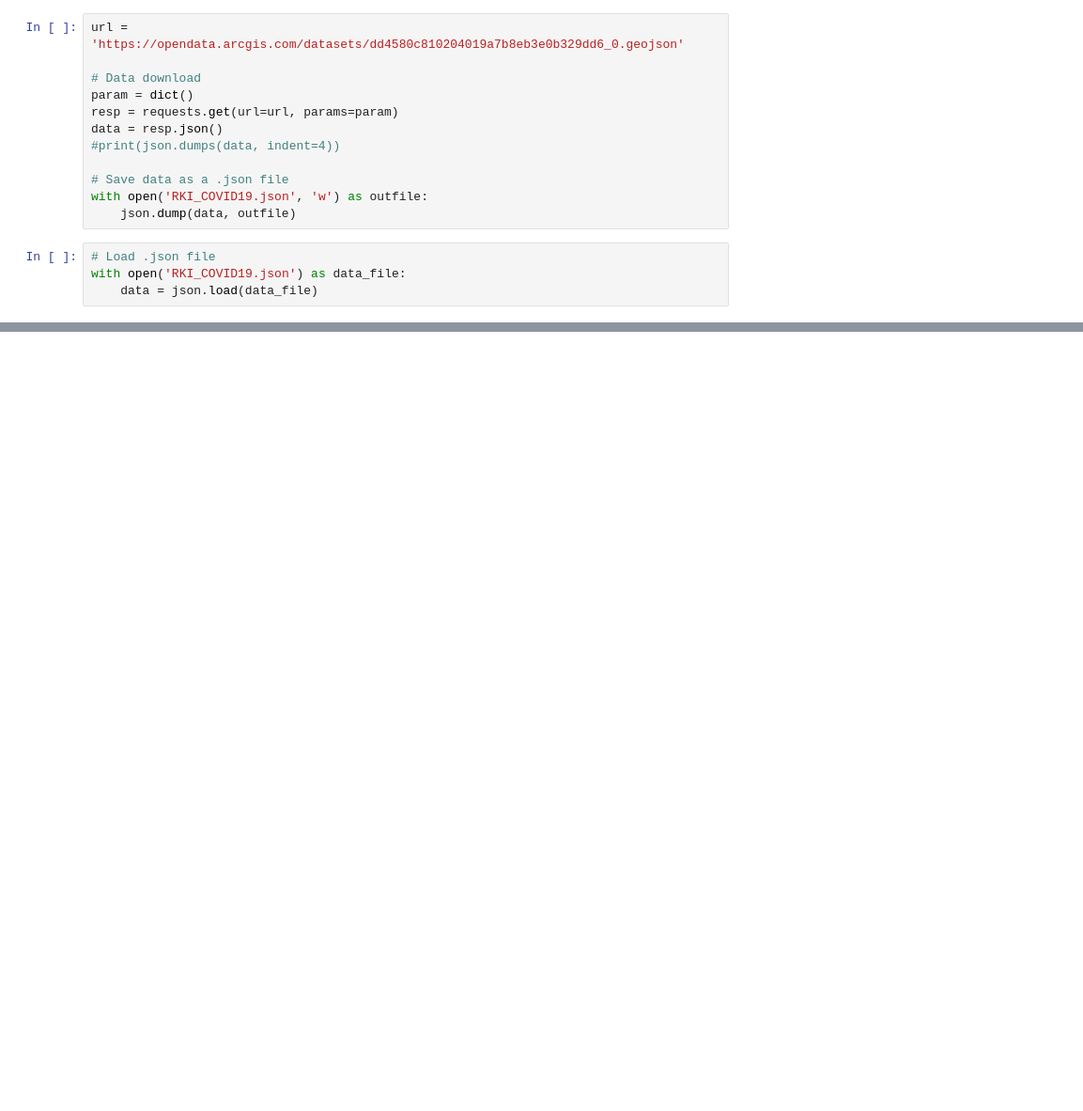
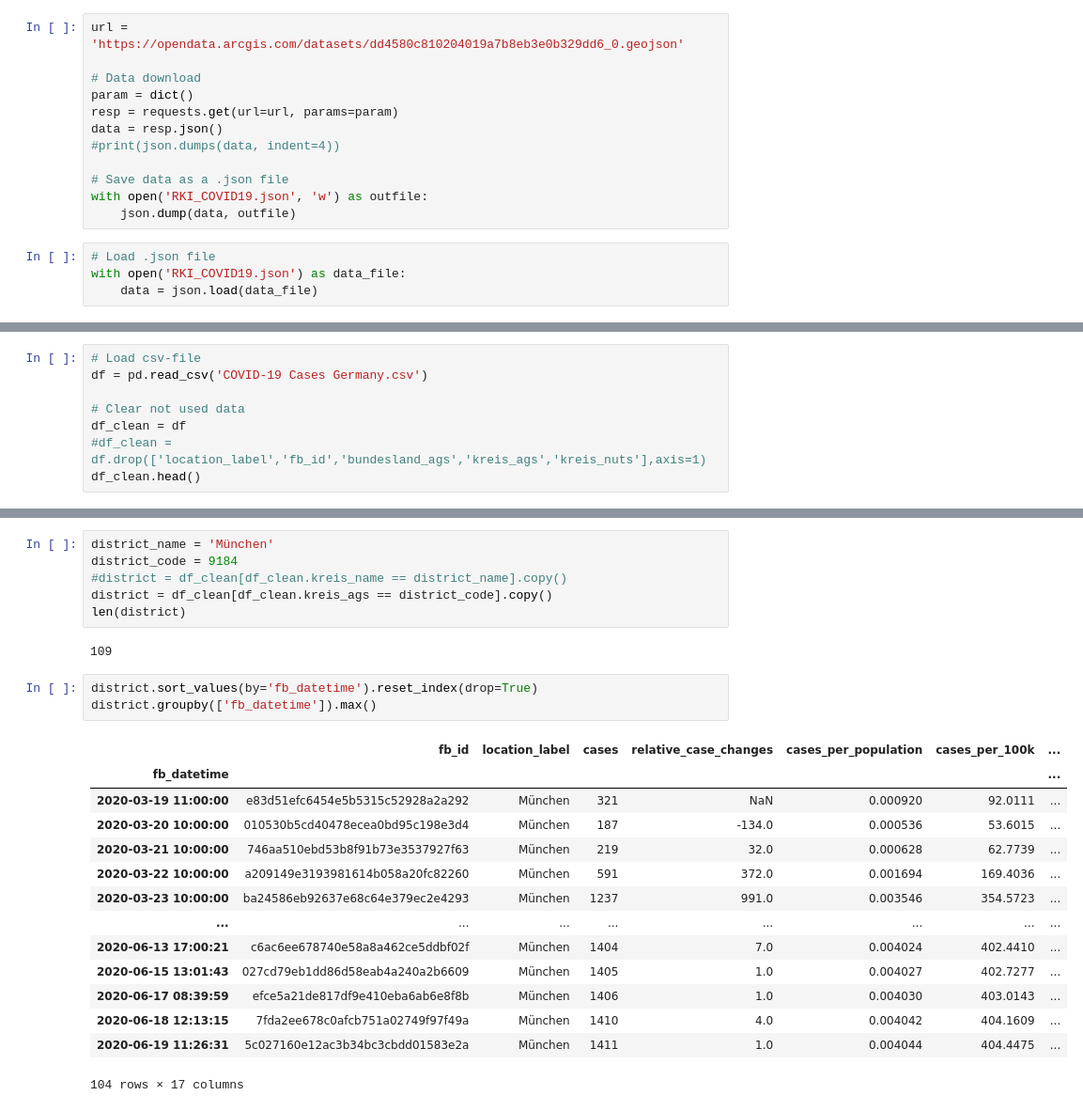
Before and after one commit to Yaccoub/Co-Tour, a Jupyter notebook: notebooks/COVID19_Explorative_Analysis.ipynb, the cells around one changed output, grey strips where cells are left out. Shown at 94% size. Cells and saved outputs as stored; diff of their text form; blank space fills up the shorter version.

```diff
--- a/notebooks/COVID19_Explorative_Analysis.ipynb
+++ b/notebooks/COVID19_Explorative_Analysis.ipynb
@@ -213,0 +439,8 @@ df.head()
+# %%
+# Load csv-file
+df = pd.read_csv('COVID-19 Cases Germany.csv')
+
+# Clear not used data
+df_clean = df
+#df_clean = df.drop(['location_label','fb_id','bundesland_ags','kreis_ags','kreis_nuts'],axis=1)
+df_clean.head()
@@ -213,0 +541,26 @@ df.head()
+# %%
+district_name = 'München'
+district_code = 9184
+#district = df_clean[df_clean.kreis_name == district_name].copy()
+district = df_clean[df_clean.kreis_ags == district_code].copy()
+len(district)
+# %% [output]
+109
+# %%
+district.sort_values(by='fb_datetime').reset_index(drop=True)
+district.groupby(['fb_datetime']).max()
+# %% [output]
+|  | fb_id | location_label | cases | relative_case_changes | cases_per_population | cases_per_100k | ... |
+| fb_datetime |  |  |  |  |  |  | ... |
+| 2020-03-19 11:00:00 | e83d51efc6454e5b5315c52928a2a292 | München | 321 | NaN | 0.000920 | 92.0111 | ... |
+| 2020-03-20 10:00:00 | 010530b5cd40478ecea0bd95c198e3d4 | München | 187 | -134.0 | 0.000536 | 53.6015 | ... |
+| 2020-03-21 10:00:00 | 746aa510ebd53b8f91b73e3537927f63 | München | 219 | 32.0 | 0.000628 | 62.7739 | ... |
+| 2020-03-22 10:00:00 | a209149e3193981614b058a20fc82260 | München | 591 | 372.0 | 0.001694 | 169.4036 | ... |
+| 2020-03-23 10:00:00 | ba24586eb92637e68c64e379ec2e4293 | München | 1237 | 991.0 | 0.003546 | 354.5723 | ... |
+| ... | ... | ... | ... | ... | ... | ... | ... |
+| 2020-06-13 17:00:21 | c6ac6ee678740e58a8a462ce5ddbf02f | München | 1404 | 7.0 | 0.004024 | 402.4410 | ... |
+| 2020-06-15 13:01:43 | 027cd79eb1dd86d58eab4a240a2b6609 | München | 1405 | 1.0 | 0.004027 | 402.7277 | ... |
+| 2020-06-17 08:39:59 | efce5a21de817df9e410eba6ab6e8f8b | München | 1406 | 1.0 | 0.004030 | 403.0143 | ... |
+| 2020-06-18 12:13:15 | 7fda2ee678c0afcb751a02749f97f49a | München | 1410 | 4.0 | 0.004042 | 404.1609 | ... |
+| 2020-06-19 11:26:31 | 5c027160e12ac3b34bc3cbdd01583e2a | München | 1411 | 1.0 | 0.004044 | 404.4475 | ... |
+104 rows × 17 columns
```
Also changed, not shown: parts of 89 cells of this notebook.
